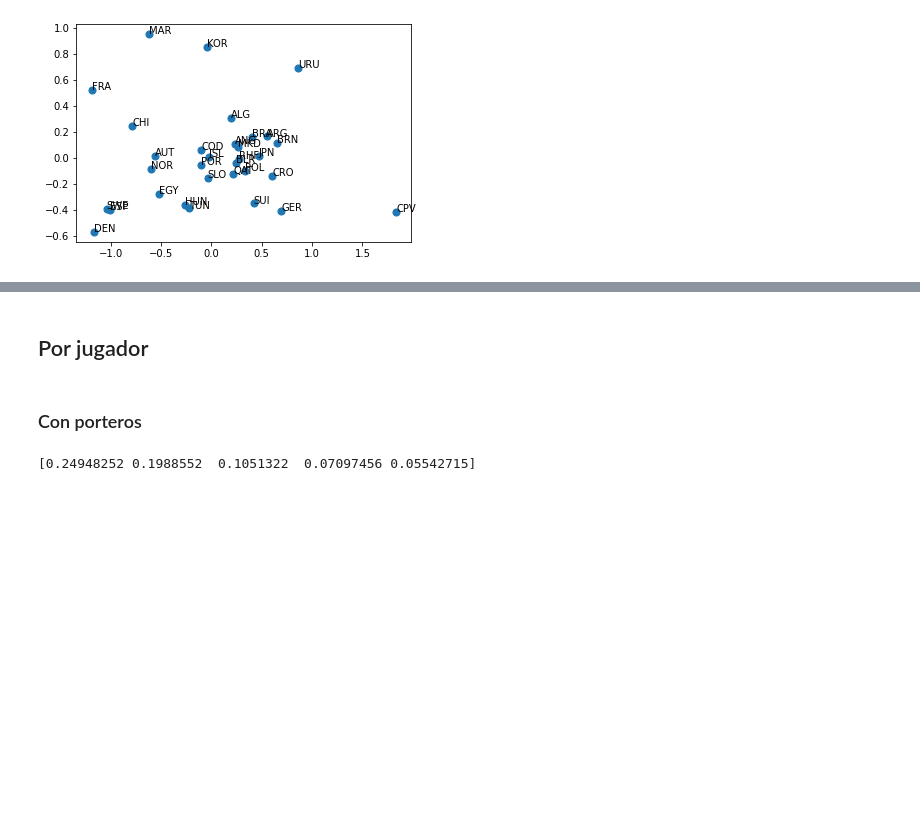
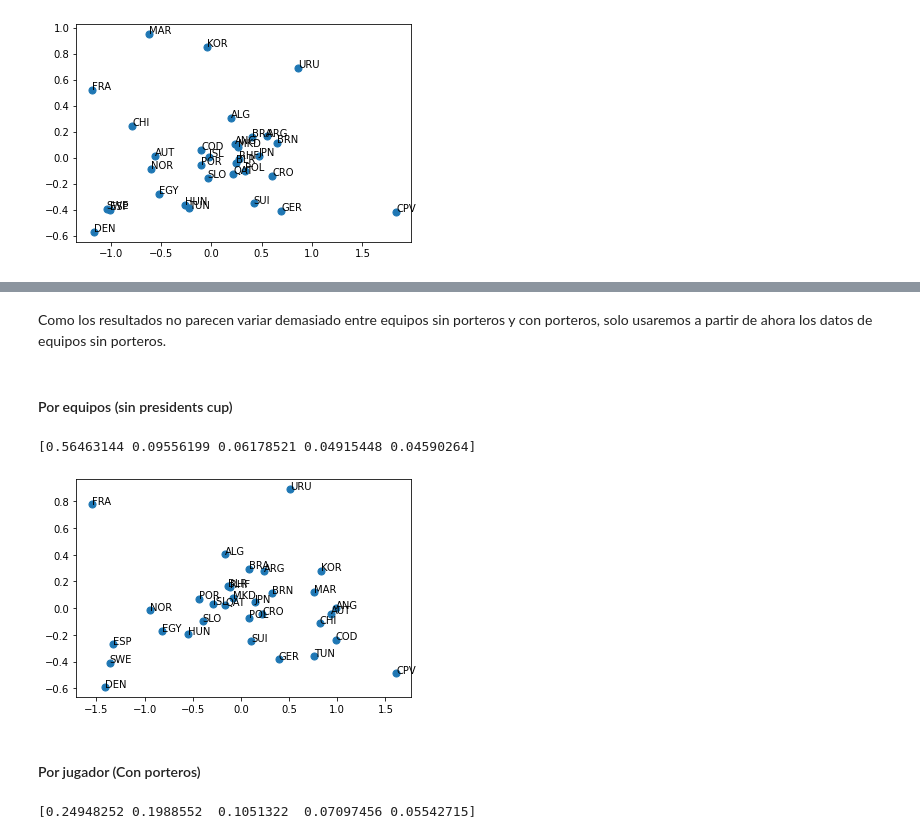
Before and after one commit to SergioMartinezCid/MUII-DSI-2022-23, a Jupyter notebook: Clustering/DSI_Trabajo_Clústering.ipynb, the cells around one changed output, grey strips where cells are left out. Drawn from its saved outputs; the diff is of its cells as text; code cells hidden in the pictures; blank space fills up the shorter version.

```diff
--- a/Clustering/DSI_Trabajo_Clústering.ipynb
+++ b/Clustering/DSI_Trabajo_Clústering.ipynb
@@ -201,7 +252,21 @@ for i in range(0,len(team_no_goalkeepers_df_pca)):
+# %% [markdown]
+Como los resultados no parecen variar demasiado entre equipos sin porteros y con porteros, solo usaremos a partir de ahora los datos de equipos sin porteros.
+# %% [markdown]
+#### Por equipos (sin presidents cup)
+# %%
+team_no_presidentscup_df_pca = estimator.fit_transform(team_no_presidentscup_df[['7mGoals', '7mMissed', '6mGoals', '6mMissed', 'WingGoals', 'WingMissed', 'BTGoals', 'BTMissed', 'FBGoals', 'FBMissed', 'EGGoals', 'EGMissed', '9mGoals', '9mMissed', 'TF', '2Min', 'AS', 'ST', 'BS']])
+print(estimator.explained_variance_ratio_)
+
+fig, ax = plt.subplots()
+ax.scatter(team_no_presidentscup_df_pca[:,0], team_no_presidentscup_df_pca[:,1] ,s=50)
+
+for i in range(0,len(team_no_presidentscup_df_pca)):
+    ax.annotate(team_no_presidentscup_df.index[i], (team_no_presidentscup_df_pca[i,0], team_no_presidentscup_df_pca[i,1]))
+# %% [output]
+[0.56463144 0.09556199 0.06178521 0.04915448 0.04590264]
+[figure, added]
 # %% [markdown]
-## Por jugador
+#### Por jugador (Con porteros)
-# %% [markdown]
-### Con porteros
 # %%
 player_goalkeepers_df_pca = estimator.fit_transform(player_goalkeepers_df[['7mGoals', '7mMissed', '6mGoals', '6mMissed', 'WingGoals', 'WingMissed', 'BTGoals', 'BTMissed', 'FBGoals', 'FBMissed', 'EGGoals', 'EGMissed', '9mGoals', '9mMissed', 'TF', '2Min', 'AS', 'ST', 'BS']])
 print(estimator.explained_variance_ratio_)
```
Also changed, not shown: parts of 64 cells of this notebook.
